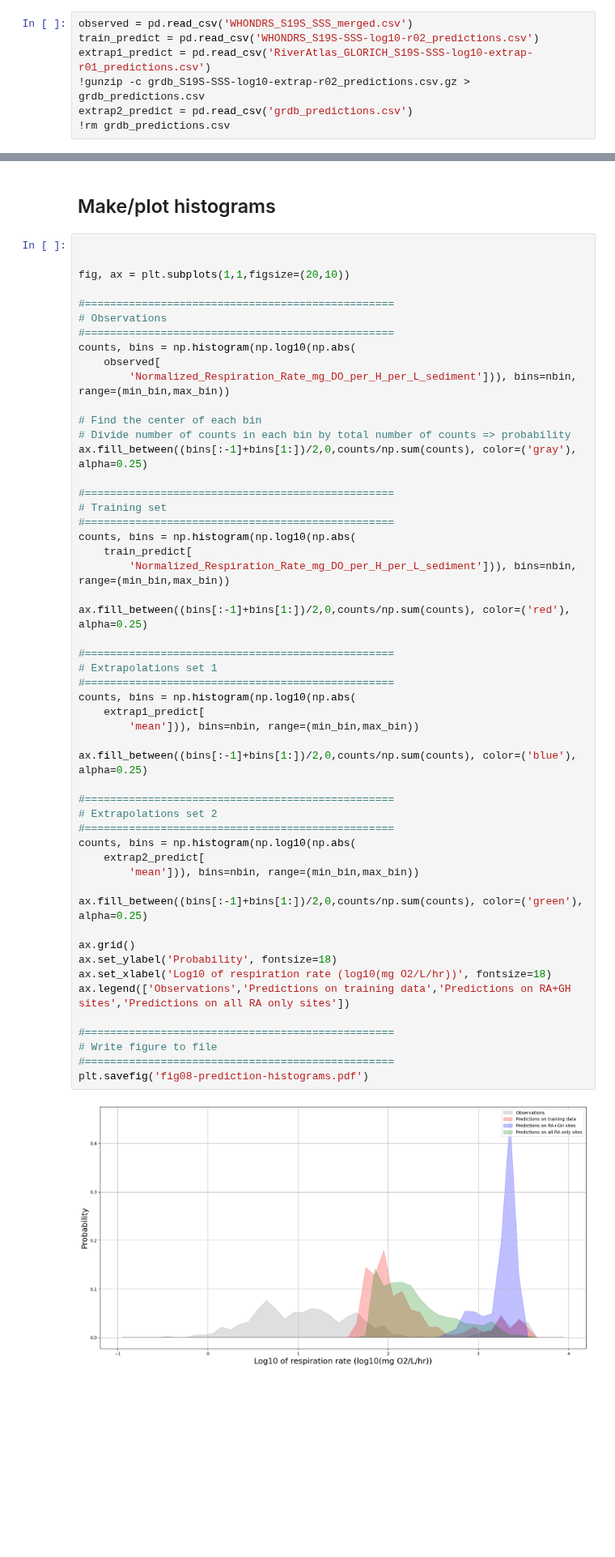
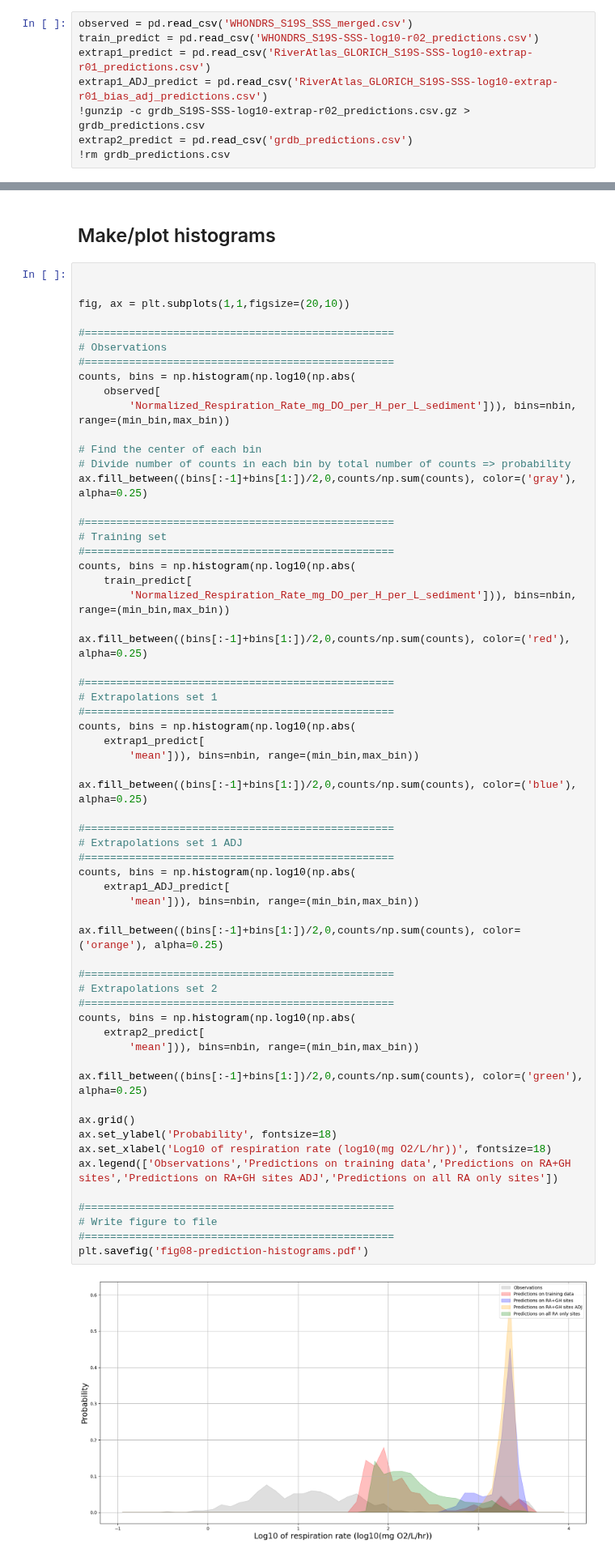
Before and after one commit to parallelworks/sl-archive-whondrs, a Jupyter notebook: examples/fig08-prediction-histograms.ipynb, the cells around one changed output, grey strips where cells are left out. Shown at 81% size. Cells and saved outputs as stored; diff of their text form; blank space fills up the shorter version.

Commit message:
Make predictions with GLORICH pH,T,DO adjusted to match mean WHONDRS
Ran, but the result did not shift the bias in the respiration rates
predicted by the ML model that uses GLORICH and RA features.

```diff
--- a/examples/fig08-prediction-histograms.ipynb
+++ b/examples/fig08-prediction-histograms.ipynb
@@ -10,6 +10,7 @@ import matplotlib.pyplot as plt
 observed = pd.read_csv('WHONDRS_S19S_SSS_merged.csv')
 train_predict = pd.read_csv('WHONDRS_S19S-SSS-log10-r02_predictions.csv')
 extrap1_predict = pd.read_csv('RiverAtlas_GLORICH_S19S-SSS-log10-extrap-r01_predictions.csv')
+extrap1_ADJ_predict = pd.read_csv('RiverAtlas_GLORICH_S19S-SSS-log10-extrap-r01_bias_adj_predictions.csv')
 !gunzip -c grdb_S19S-SSS-log10-extrap-r02_predictions.csv.gz > grdb_predictions.csv
 extrap2_predict = pd.read_csv('grdb_predictions.csv')
 !rm grdb_predictions.csv
@@ -46,32 +47,41 @@ counts, bins = np.histogram(np.log10(np.abs(
 
 ax.fill_between((bins[:-1]+bins[1:])/2,0,counts/np.sum(counts), color=('red'), alpha=0.25)
 
 #=================================================
 # Extrapolations set 1
 #=================================================
 counts, bins = np.histogram(np.log10(np.abs(
     extrap1_predict[
         'mean'])), bins=nbin, range=(min_bin,max_bin))
 
 ax.fill_between((bins[:-1]+bins[1:])/2,0,counts/np.sum(counts), color=('blue'), alpha=0.25)
 
 #=================================================
+# Extrapolations set 1 ADJ
+#=================================================
+counts, bins = np.histogram(np.log10(np.abs(
+    extrap1_ADJ_predict[
+        'mean'])), bins=nbin, range=(min_bin,max_bin))
+
+ax.fill_between((bins[:-1]+bins[1:])/2,0,counts/np.sum(counts), color=('orange'), alpha=0.25)
+
+#=================================================
 # Extrapolations set 2
 #=================================================
 counts, bins = np.histogram(np.log10(np.abs(
     extrap2_predict[
         'mean'])), bins=nbin, range=(min_bin,max_bin))
 
 ax.fill_between((bins[:-1]+bins[1:])/2,0,counts/np.sum(counts), color=('green'), alpha=0.25)
 
 ax.grid()
 ax.set_ylabel('Probability', fontsize=18)
 ax.set_xlabel('Log10 of respiration rate (log10(mg O2/L/hr))', fontsize=18)
-ax.legend(['Observations','Predictions on training data','Predictions on RA+GH sites','Predictions on all RA only sites'])
+ax.legend(['Observations','Predictions on training data','Predictions on RA+GH sites','Predictions on RA+GH sites ADJ','Predictions on all RA only sites'])
 
 #=================================================
 # Write figure to file
 #=================================================
 plt.savefig('fig08-prediction-histograms.pdf')
 # %% [output]
-[figure, old version]
+[figure, new version]
```
Also changed, not shown: 3 other files.
